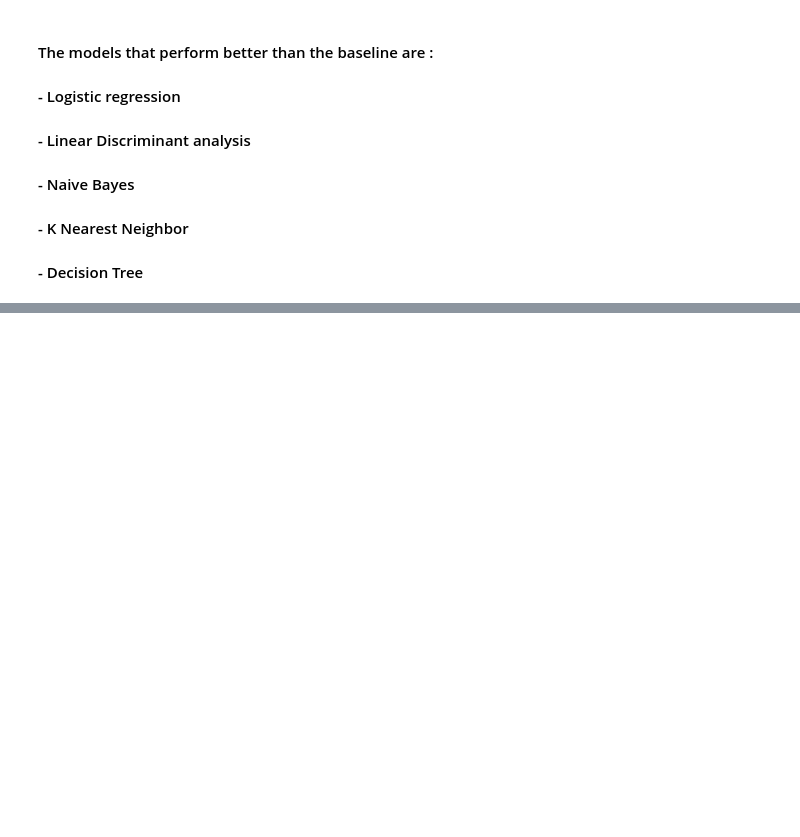
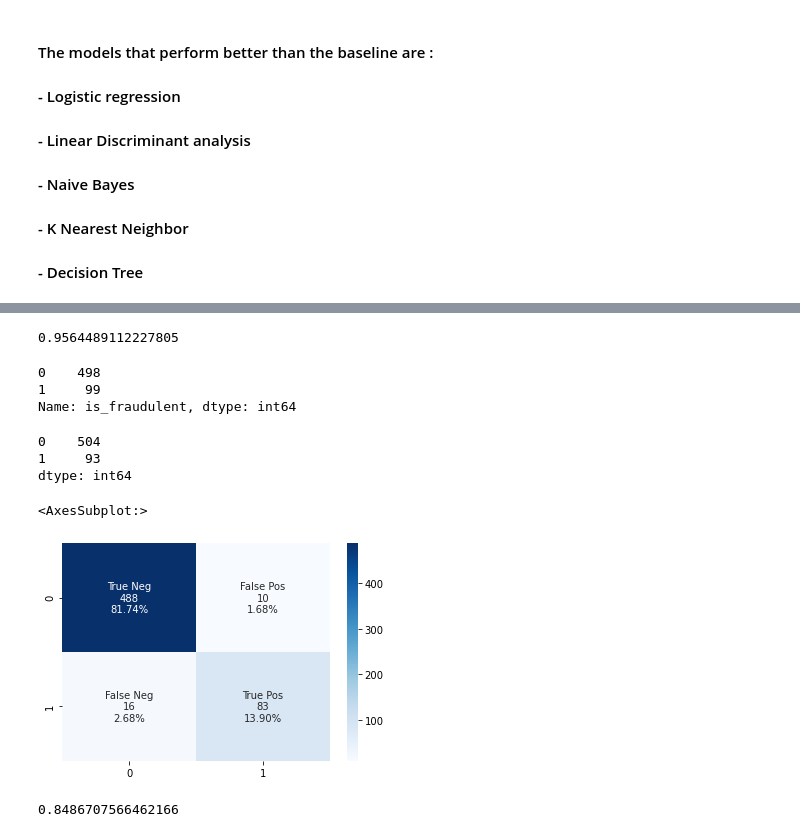
Before and after one commit to dahmd1/creditcardfrauddetection, a Jupyter notebook: Credit_card_fraud_detection_2022.ipynb, the cells around one changed output, grey strips where cells are left out. Saved outputs shown, nothing was run; the diff lists cells and outputs as text; code cells hidden in the pictures; blank space fills up the shorter version.

Commit message:
Trained a baseline (untuned) decision tree : got an accuracy of 95%, and a f2 score of 0.84

```diff
--- a/Credit_card_fraud_detection_2022.ipynb
+++ b/Credit_card_fraud_detection_2022.ipynb
@@ -154,4 +166,4 @@ F2 - Score : Decision Tree 0.865 (0.032)
 # %%
 # Splitting the data into 60% training, 20 % Validation and 20 % Test
-#X_train, X_test, y_train, y_test = train_test_split(X, y, test_size=0.2, random_state=1)
-#X_train, X_val, y_train, y_val = train_test_split(X_train, y_train, test_size=0.25, random_state=1)
+X_train, X_test, y_train, y_test = train_test_split(X, y, test_size=0.2, random_state=1)
+X_train, X_val, y_train, y_val = train_test_split(X_train, y_train, test_size=0.25, random_state=1)
@@ -159,0 +172,40 @@ F2 - Score : Decision Tree 0.865 (0.032)
+# %%
+clf = tree.DecisionTreeClassifier()
+clf = clf.fit(X_train, y_train)
+# %%
+y_pred = clf.predict(X_val)
+# %%
+accuracy_score(y_val, y_pred)
+# %% [output]
+0.9564489112227805
+# %%
+y_val.value_counts()
+# %% [output]
+0    498
+1     99
+Name: is_fraudulent, dtype: int64
+# %%
+(pd.DataFrame(y_pred)).value_counts()
+# %% [output]
+0    504
+1     93
+dtype: int64
+# %%
+confusion_matrix = confusion_matrix(y_val, y_pred)
+# %%
+group_names = ['True Neg','False Pos','False Neg','True Pos']
+group_counts = ["{0:0.0f}".format(value) for value in
+                confusion_matrix.flatten()]
+group_percentages = ["{0:.2%}".format(value) for value in
+                     confusion_matrix.flatten()/np.sum(confusion_matrix)]
+labels = [f"{v1}\n{v2}\n{v3}" for v1, v2, v3 in
+          zip(group_names,group_counts,group_percentages)]
+labels = np.asarray(labels).reshape(2,2)
+sns.heatmap(confusion_matrix, annot=labels, fmt="", cmap='Blues')
+# %% [output]
+<AxesSubplot:>
+[figure, added]
+# %%
+f2_score(y_val, y_pred)
+# %% [output]
+0.8486707566462166
```
Also changed, not shown: parts of 22 cells of this notebook.
